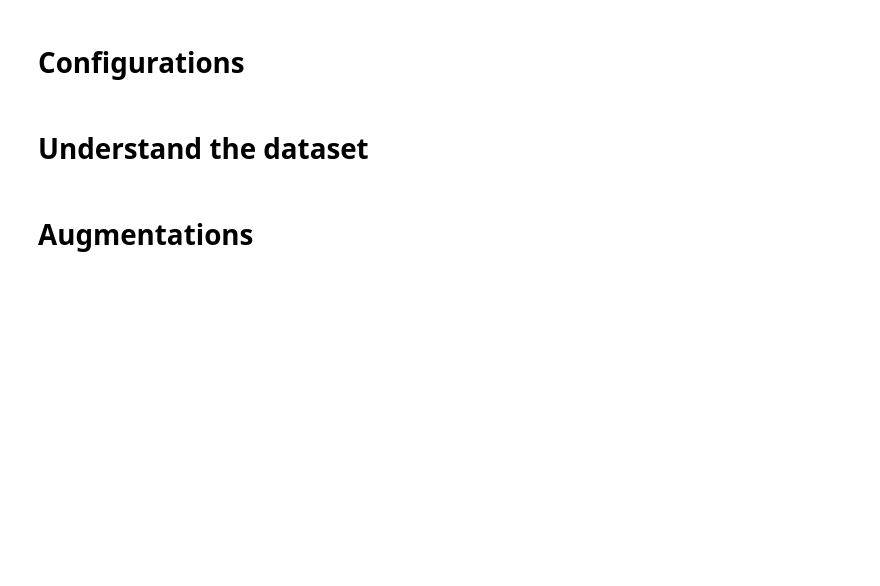
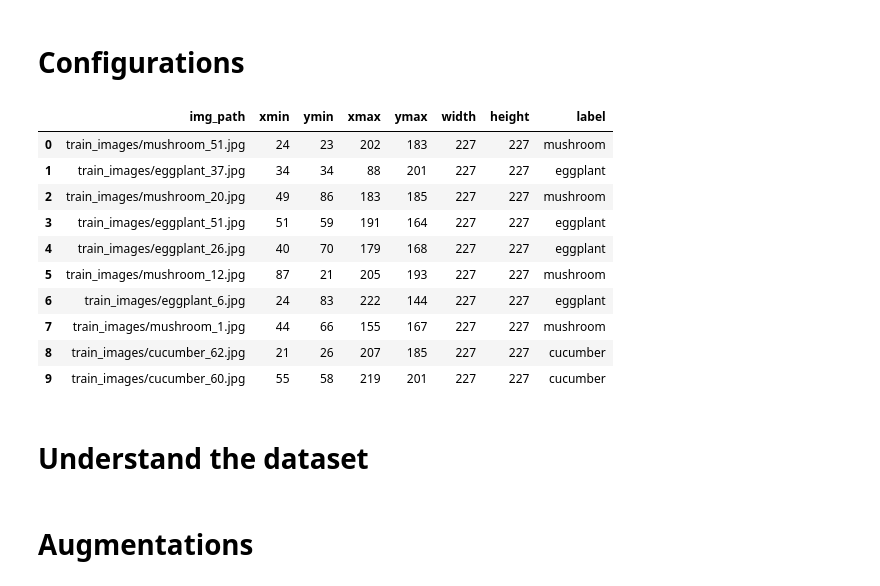
Before and after one commit to pedrovsglima/python-neural-networks, a Jupyter notebook: coursera/PyTorch_Object_Localization.ipynb, the cells around one changed output. Saved outputs shown, nothing was run; the diff lists cells and outputs as text; code cells hidden in the pictures; blank space fills up the shorter version.

```diff
--- a/coursera/PyTorch_Object_Localization.ipynb
+++ b/coursera/PyTorch_Object_Localization.ipynb
@@ -29,6 +55,35 @@ import sys
 sys.path.append('/content/object-localization-dataset')
 # %% [markdown]
 # Configurations
+# %%
+CSV_FILE = '/content/object-localization-dataset/train.csv'
+DATA_DIR = '/content/object-localization-dataset/'
+
+DEVICE = 'cuda'
+
+BATCH_SIZE = 16
+IMG_SIZE = 140
+
+LR = 0.001
+EPOCHS = 40
+MODEL_NAME = 'efficientnet_b0'
+
+NUM_COR = 4
+# %%
+df = pd.read_csv(CSV_FILE)
+df.head(10)
+# %% [output]
+|  | img_path | xmin | ymin | xmax | ymax | width | height | label |
+| 0 | train_images/mushroom_51.jpg | 24 | 23 | 202 | 183 | 227 | 227 | mushroom |
+| 1 | train_images/eggplant_37.jpg | 34 | 34 | 88 | 201 | 227 | 227 | eggplant |
+| 2 | train_images/mushroom_20.jpg | 49 | 86 | 183 | 185 | 227 | 227 | mushroom |
+| 3 | train_images/eggplant_51.jpg | 51 | 59 | 191 | 164 | 227 | 227 | eggplant |
+| 4 | train_images/eggplant_26.jpg | 40 | 70 | 179 | 168 | 227 | 227 | eggplant |
+| 5 | train_images/mushroom_12.jpg | 87 | 21 | 205 | 193 | 227 | 227 | mushroom |
+| 6 | train_images/eggplant_6.jpg | 24 | 83 | 222 | 144 | 227 | 227 | eggplant |
+| 7 | train_images/mushroom_1.jpg | 44 | 66 | 155 | 167 | 227 | 227 | mushroom |
+| 8 | train_images/cucumber_62.jpg | 21 | 26 | 207 | 185 | 227 | 227 | cucumber |
+| 9 | train_images/cucumber_60.jpg | 55 | 58 | 219 | 201 | 227 | 227 | cucumber |
 # %% [markdown]
 # Understand the dataset
 # %% [markdown]
```
Also changed, not shown: parts of 2 cells of this notebook.
